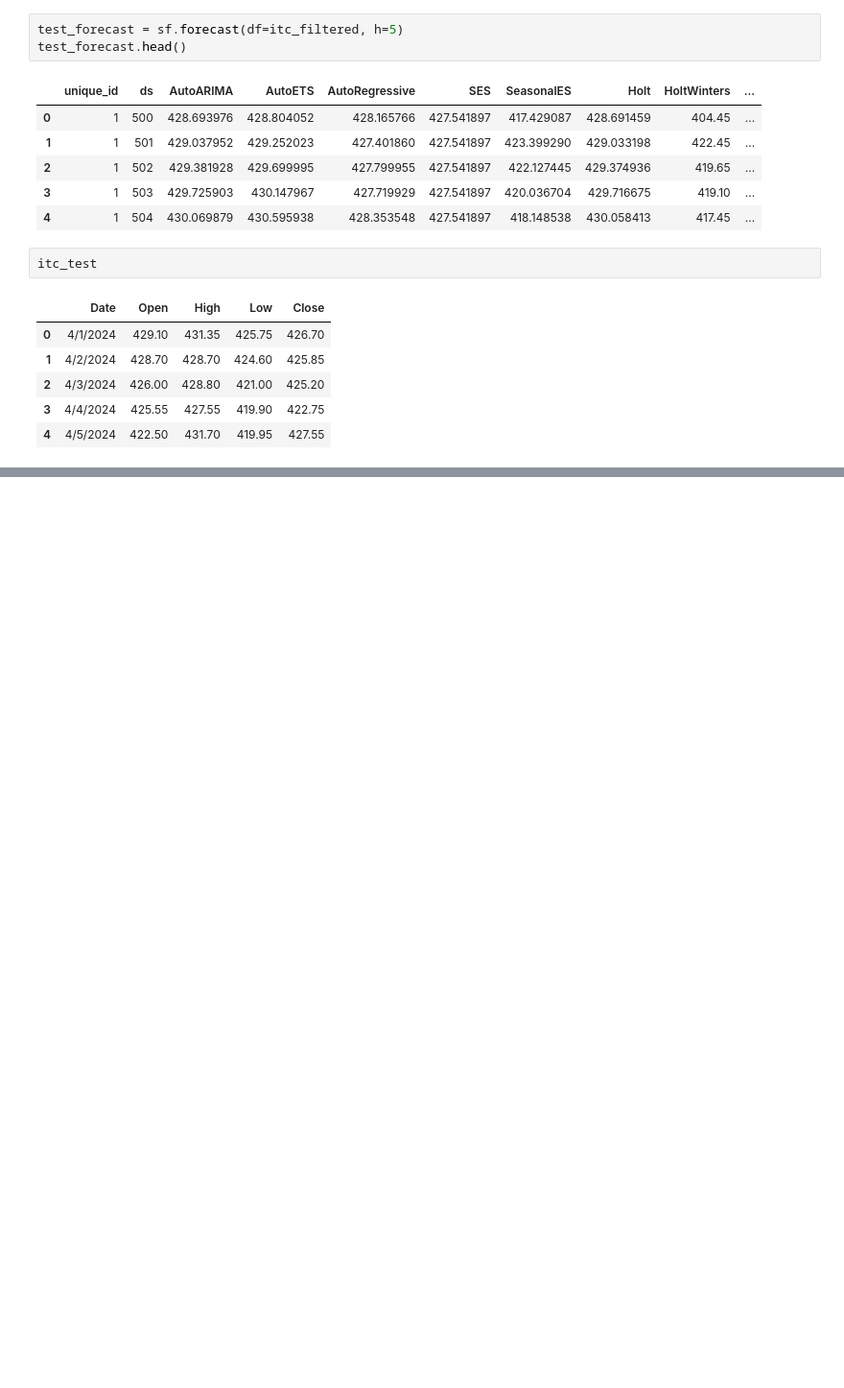
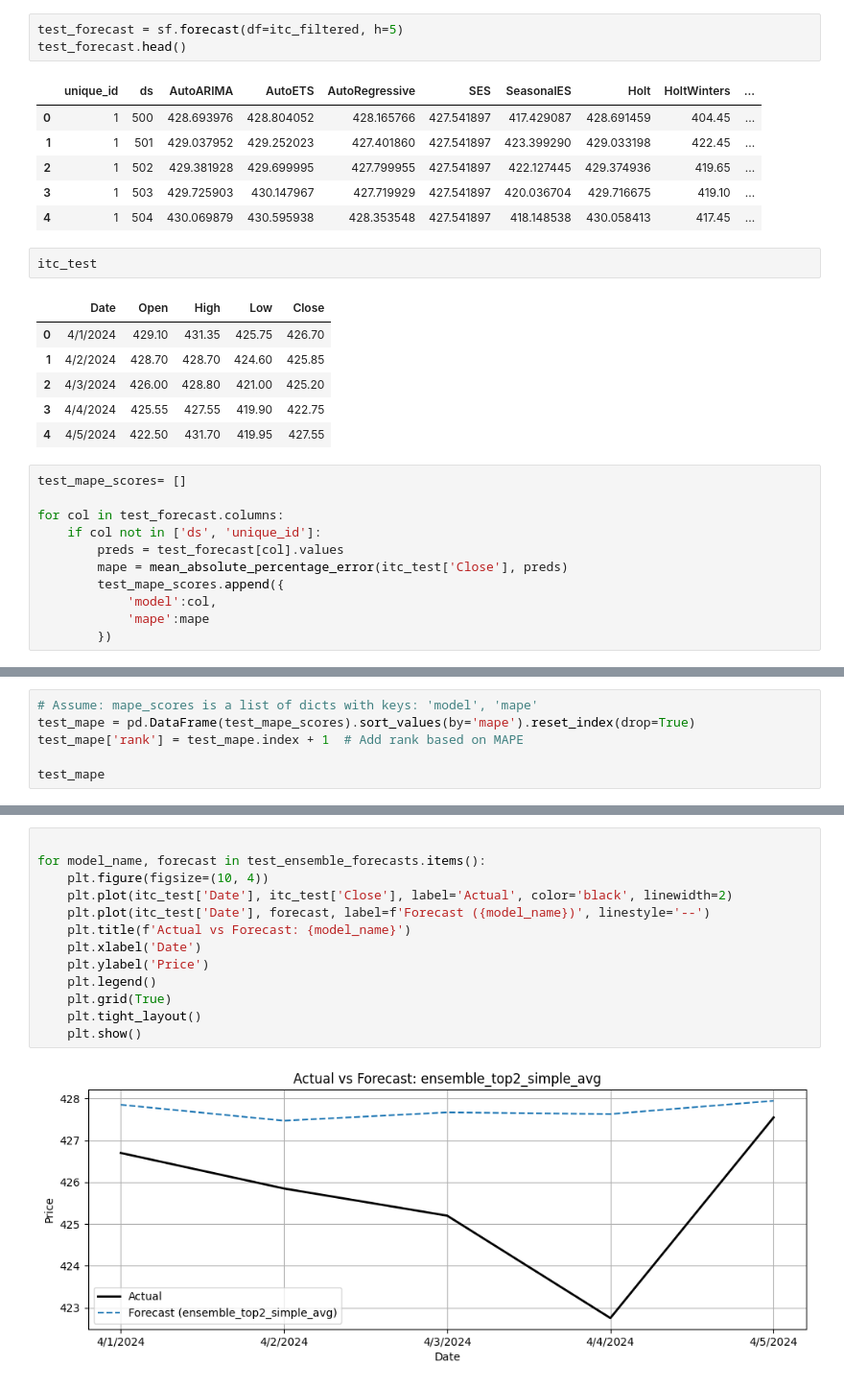
Before and after one commit to Vrunda-Kulkarni/Stock_Price_Prediction, a Jupyter notebook: 02_statsforecast.ipynb, the cells around one changed output, grey strips where cells are left out. Shown at 96% size. Cells and saved outputs as stored; diff of their text form; blank space fills up the shorter version.

Commit message:
test results and forecasts

```diff
--- a/02_statsforecast.ipynb
+++ b/02_statsforecast.ipynb
@@ -615,3 +635,14 @@ itc_test
 | 2 | 4/3/2024 | 426.00 | 428.80 | 421.00 | 425.20 |
 | 3 | 4/4/2024 | 425.55 | 427.55 | 419.90 | 422.75 |
 | 4 | 4/5/2024 | 422.50 | 431.70 | 419.95 | 427.55 |
+# %%
+test_mape_scores= []
+
+for col in test_forecast.columns:
+    if col not in ['ds', 'unique_id']:
+        preds = test_forecast[col].values
+        mape = mean_absolute_percentage_error(itc_test['Close'], preds)
+        test_mape_scores.append({
+            'model':col,
+            'mape':mape
+        })
@@ -617,0 +666,6 @@ itc_test
+# %%
+# Assume: mape_scores is a list of dicts with keys: 'model', 'mape'
+test_mape = pd.DataFrame(test_mape_scores).sort_values(by='mape').reset_index(drop=True)
+test_mape['rank'] = test_mape.index + 1  # Add rank based on MAPE
+
+test_mape
@@ -617,0 +813,15 @@ itc_test
+# %%
+
+for model_name, forecast in test_ensemble_forecasts.items():
+    plt.figure(figsize=(10, 4))
+    plt.plot(itc_test['Date'], itc_test['Close'], label='Actual', color='black', linewidth=2)
+    plt.plot(itc_test['Date'], forecast, label=f'Forecast ({model_name})', linestyle='--')
+    plt.title(f'Actual vs Forecast: {model_name}')
+    plt.xlabel('Date')
+    plt.ylabel('Price')
+    plt.legend()
+    plt.grid(True)
+    plt.tight_layout()
+    plt.show()
+# %% [output]
+[figure, added]
```
Also changed, not shown: parts of 11 cells of this notebook.
